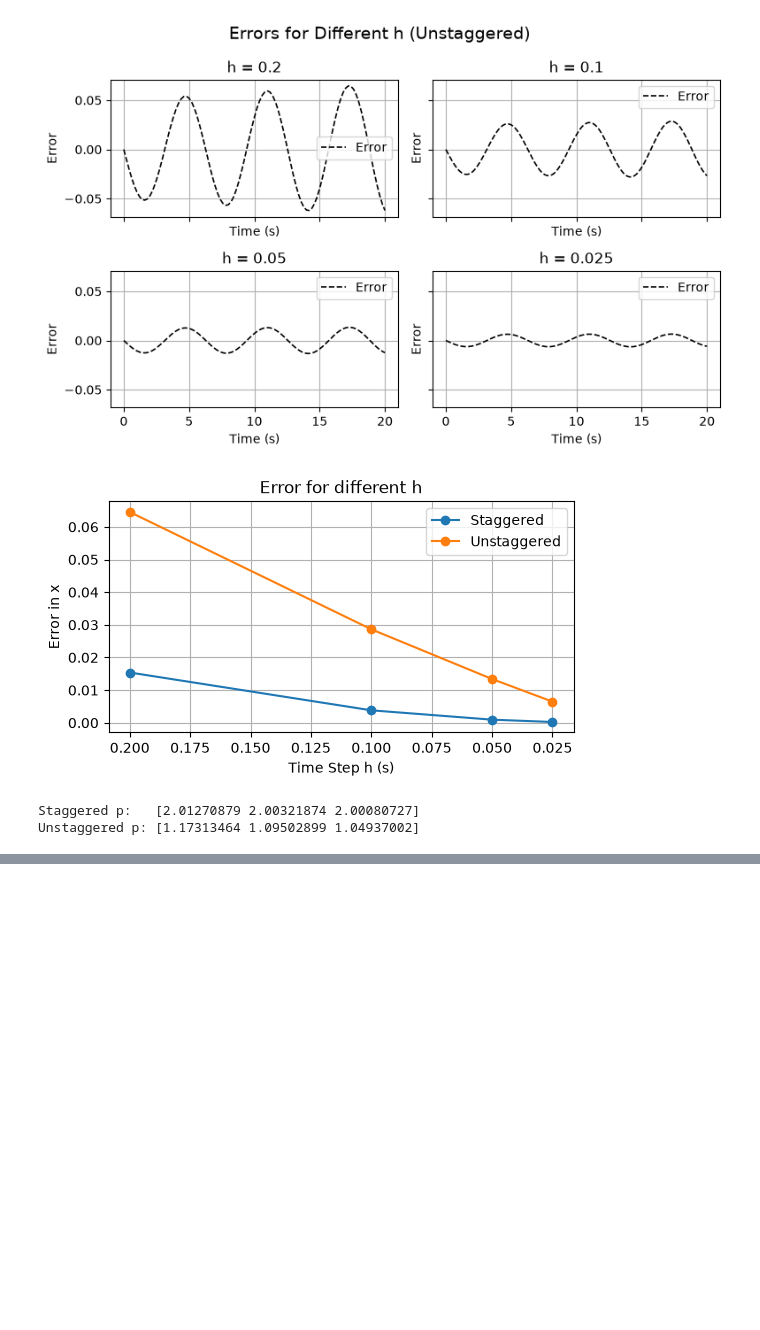
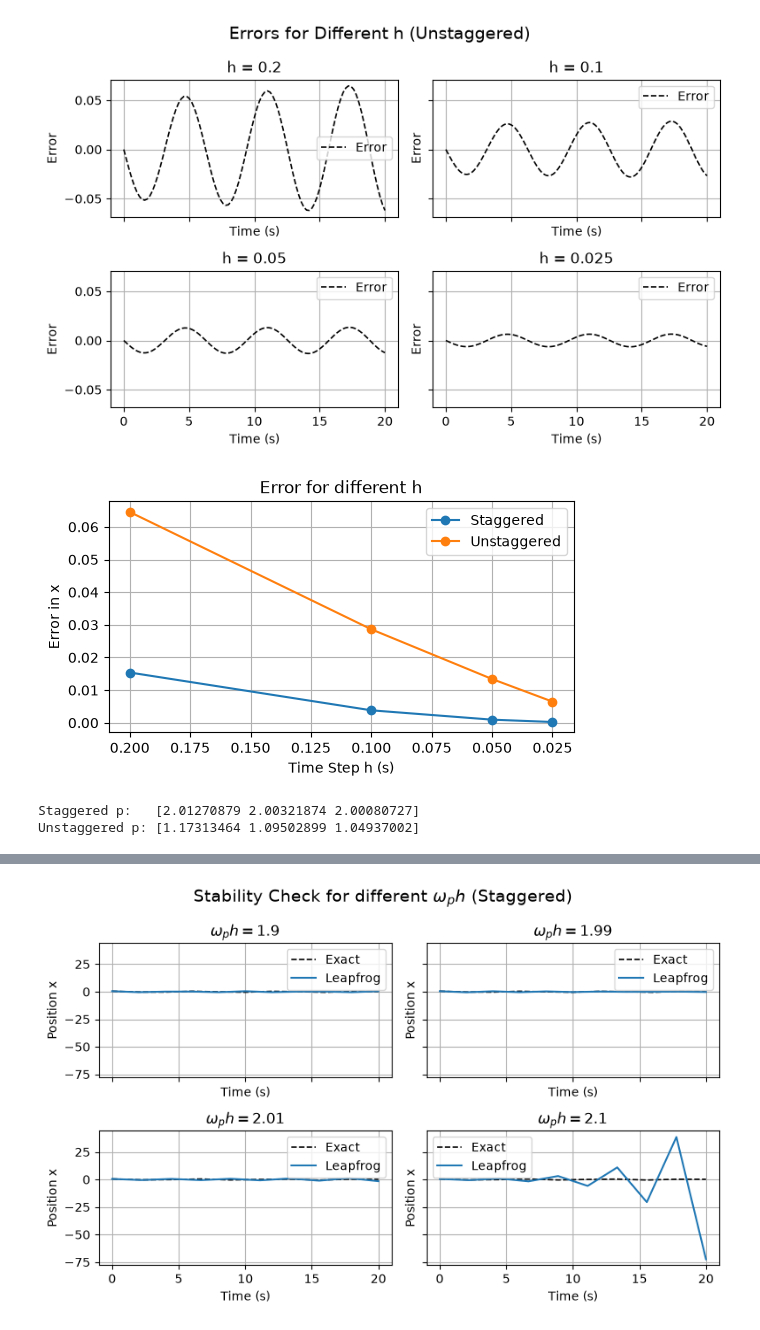
Before and after one commit to Aathi2165/AE801_2026, a Jupyter notebook: numode_ivp/Naman_IVP_ODE.ipynb, the cells around one changed output, grey strips where cells are left out. Saved outputs shown, nothing was run; the diff lists cells and outputs as text; code cells hidden in the pictures; blank space fills up the shorter version.

Commit message:
added report part and stability comparison plot.

```diff
--- a/numode_ivp/Naman_IVP_ODE.ipynb
+++ b/numode_ivp/Naman_IVP_ODE.ipynb
@@ -341,3 +395,54 @@ By taking the right hand limit, we can get the stability limit:
 $$
 h\omega_p < 2
 $$
+# %%
+#Staggered Start
+t = [0, 20]
+omega_p = 1
+h_values = [1.9, 1.99, 2.01, 2.1]
+x2 = {}
+time = {}
+x_exact_arr = {}
+err_arr_1 = {}
+
+for h in h_values:
+    n_step = int((t[1] - t[0])/ h)
+    timestep = np.linspace(t[0], t[1], n_step + 1)
+
+    x_exact_1 = 0.5 * np.cos(omega_p * timestep)
+    x1 = np.zeros(n_step + 1)
+    v_half1 = np.zeros(n_step)
+
+    x1[0] = 0.5
+    v_0 = 0
+    v_minus_half1 = v_0 + 0.5 * h * omega_p**2 * x1[0]
+
+    for j in range(n_step):
+        v_half1[j] = v_minus_half1
+        x1[j+1], v_minus_half1 = leapfrog1(x1[j], v_minus_half1, h)
+
+    x2[h] = x1
+    time[h] = timestep
+    x_exact_arr[h] = x_exact_1
+
+    err_arr = np.zeros(n_step + 1)
+    err_arr = (x1 - x_exact_1)
+    err_arr_1[h] = err_arr
+
+fig, axs = plt.subplots(2, 2, figsize=(8, 5), sharex=True, sharey=True)
+for i in range(len(h_values)):
+    ax = axs.flat[i]
+    h = h_values[i]
+    ax.plot(time[h], x_exact_arr[h], "k--", linewidth=1.2, label="Exact")
+    ax.plot(time[h], x2[h], label="Leapfrog")
+    ax.set_title(f'$\omega_p h = {h}$')
+    ax.set_xlabel("Time (s)")
+    ax.set_ylabel("Position x")
+    ax.legend()
+    ax.grid(True)
+
+fig.suptitle("Stability Check for different $\omega_{p}h$ (Staggered)", fontsize=14)
+plt.tight_layout()
+plt.show()
+# %% [output]
+[figure, added]
```
Also changed, not shown: parts of 4 cells of this notebook.
